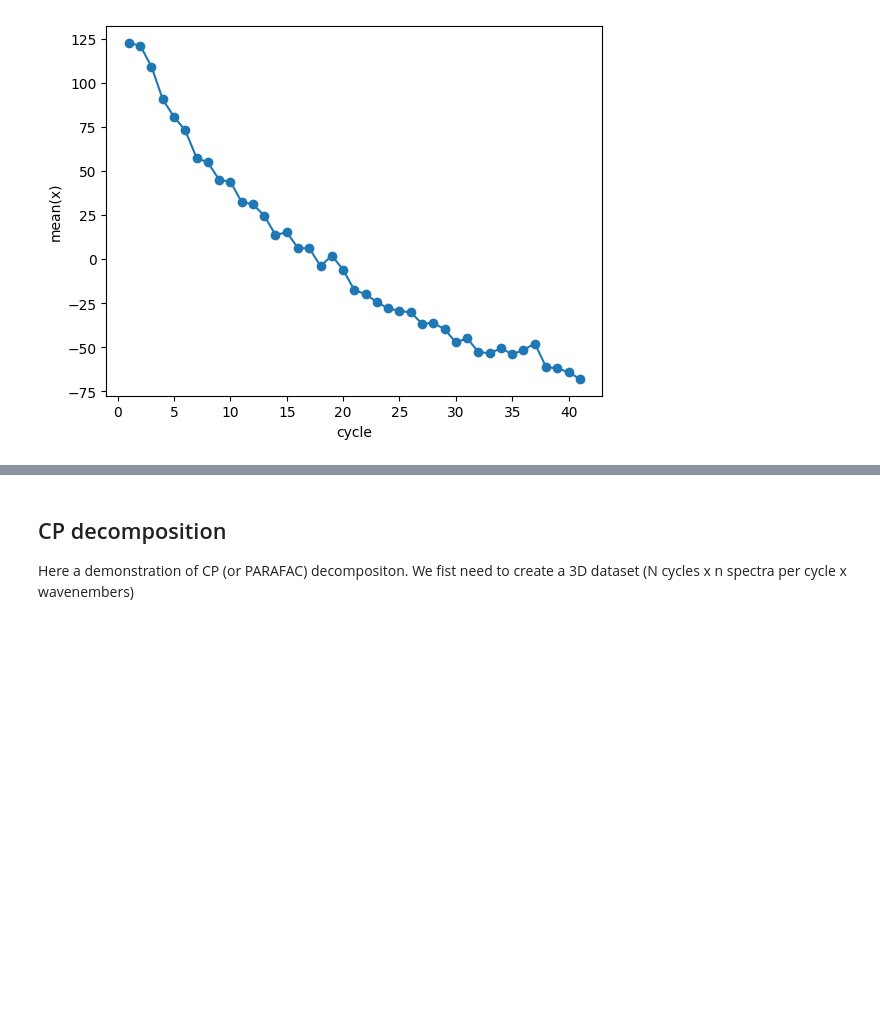
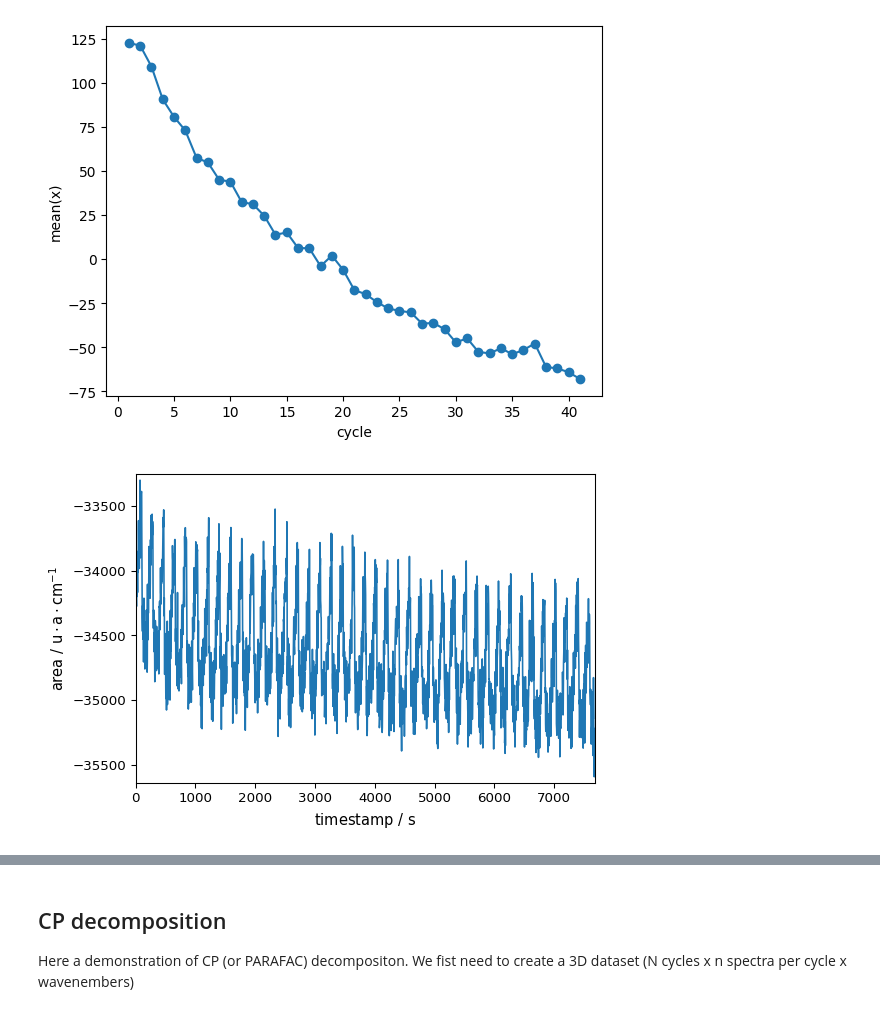
Before and after one commit to atravert/psd_raman_hoyer, a Jupyter notebook: notebook_raman_hoyer.ipynb, the cells around one changed output, grey strips where cells are left out. Saved outputs shown, nothing was run; the diff lists cells and outputs as text; code cells hidden in the pictures; blank space fills up the shorter version.

```diff
--- a/notebook_raman_hoyer.ipynb
+++ b/notebook_raman_hoyer.ipynb
@@ -149,3 +218,10 @@ plt.ylabel('mean(x)')
 plt.show()
 # %% [output]
 [figure]
+# %%
+# NB: The varibility between can also be assessed by integrating thez F2g peak
+
+area = (- D_2[:,445.:465.]).trapezoid()   # I multiply by -1 for consistency
+_ = area.plot()
+# %% [output]
+[figure, added]
```
Also changed, not shown: parts of 21 cells of this notebook, 33 other files.
